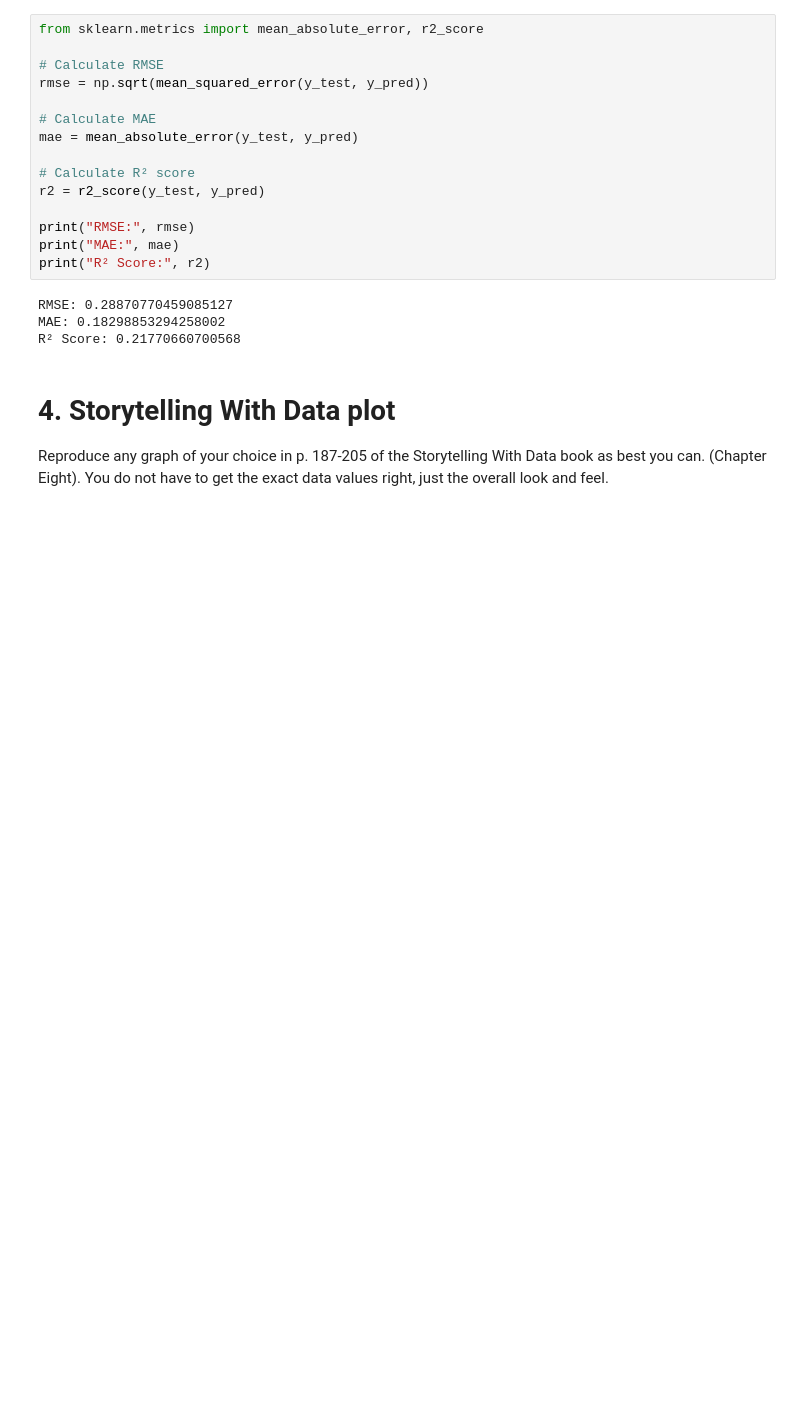
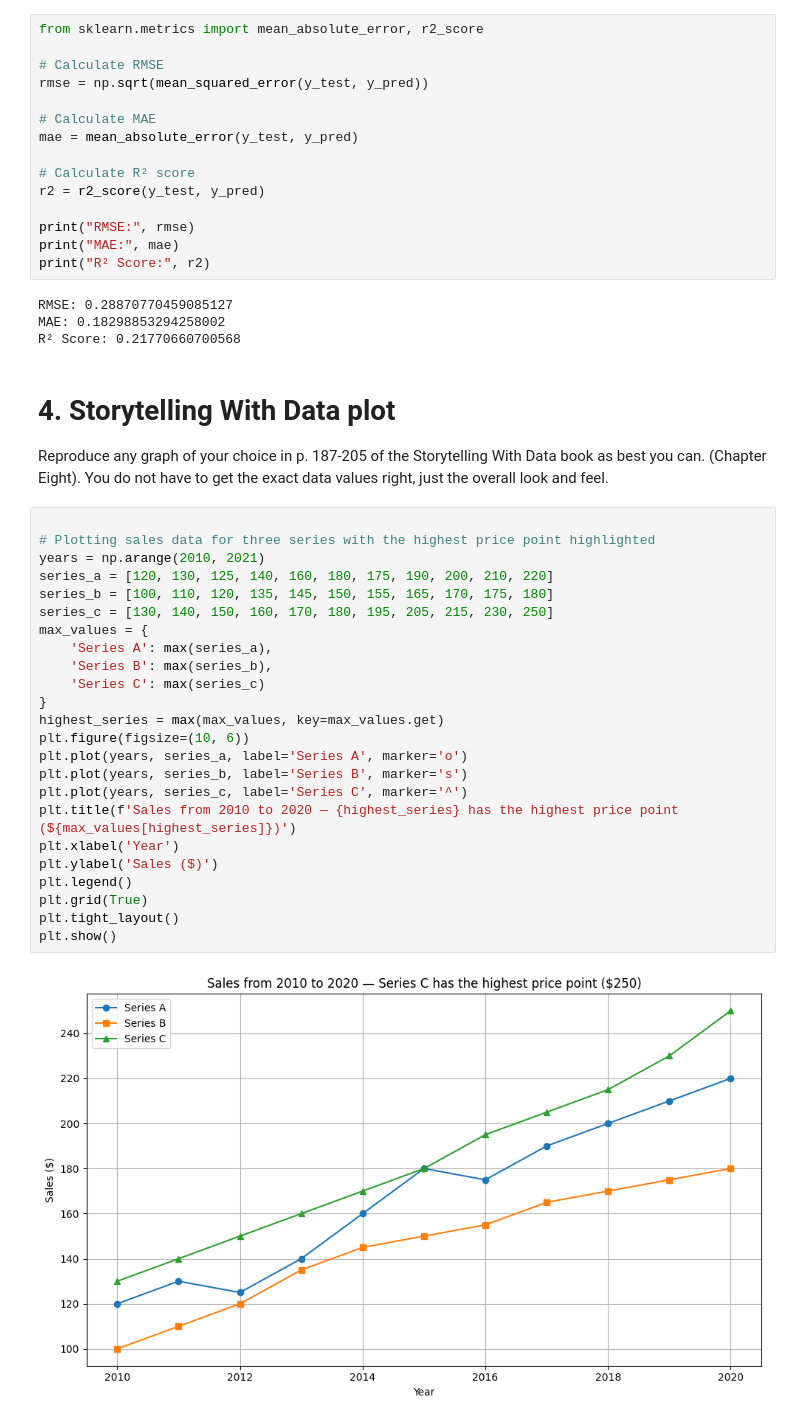
Before and after one commit to Sudhi162/DX699S-O2-Sudee, a Jupyter notebook: OMDS-ModB2-Week12-Mangalwadekar-SudeendraGururaj.ipynb, the cells around one changed output. Saved outputs shown, nothing was run; the diff lists cells and outputs as text; blank space fills up the shorter version.

```diff
--- a/OMDS-ModB2-Week12-Mangalwadekar-SudeendraGururaj.ipynb
+++ b/OMDS-ModB2-Week12-Mangalwadekar-SudeendraGururaj.ipynb
@@ -560,3 +560,29 @@ R² Score: 0.21770660700568
 # 4. Storytelling With Data plot
 
 Reproduce any graph of your choice in p. 187-205 of the Storytelling With Data book as best you can. (Chapter Eight). You do not have to get the exact data values right, just the overall look and feel.
+# %%
+
+# Plotting sales data for three series with the highest price point highlighted
+years = np.arange(2010, 2021)
+series_a = [120, 130, 125, 140, 160, 180, 175, 190, 200, 210, 220]
+series_b = [100, 110, 120, 135, 145, 150, 155, 165, 170, 175, 180]
+series_c = [130, 140, 150, 160, 170, 180, 195, 205, 215, 230, 250]
+max_values = {
+    'Series A': max(series_a),
+    'Series B': max(series_b),
+    'Series C': max(series_c)
+}
+highest_series = max(max_values, key=max_values.get)
+plt.figure(figsize=(10, 6))
+plt.plot(years, series_a, label='Series A', marker='o')
+plt.plot(years, series_b, label='Series B', marker='s')
+plt.plot(years, series_c, label='Series C', marker='^')
+plt.title(f'Sales from 2010 to 2020 — {highest_series} has the highest price point (${max_values[highest_series]})')
+plt.xlabel('Year')
+plt.ylabel('Sales ($)')
+plt.legend()
+plt.grid(True)
+plt.tight_layout()
+plt.show()
+# %% [output]
+[figure, added]
```
